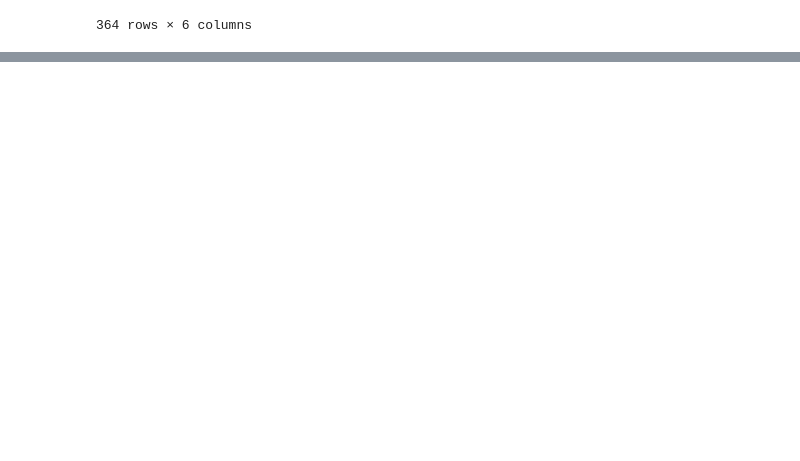
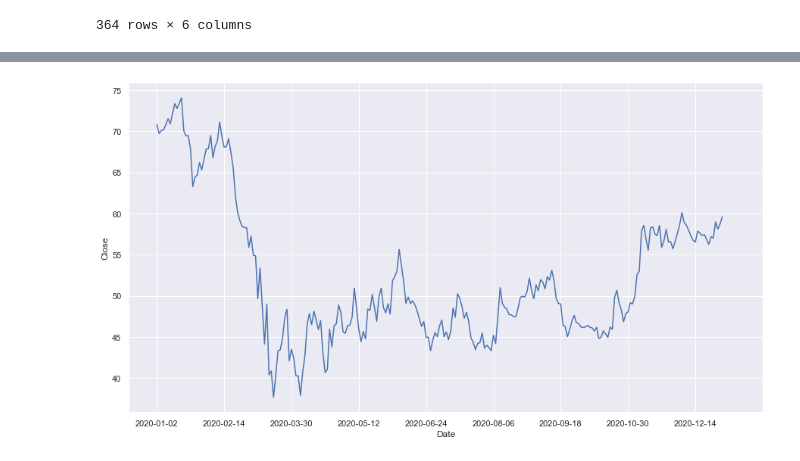
Before and after one commit to cpozuelos1/COGS_108_Final_Project, a Jupyter notebook: DataCheckpointGroup071-Wi22.ipynb, the cells around one changed output, grey strips where cells are left out. Saved outputs shown, nothing was run; the diff lists cells and outputs as text; code cells hidden in the pictures; blank space fills up the shorter version.

Commit message:
Data checkpoint 2 QQQ & LVS

```diff
--- a/DataCheckpointGroup071-Wi22.ipynb
+++ b/DataCheckpointGroup071-Wi22.ipynb
@@ -101,3 +118,6 @@ Close        0
 Adj Close    0
 Volume       0
 dtype: int64
+# %%
+LVS_df_2020 = LVS_df[LVS_df['Date'].str[:4] == '2020']
+LVS_df_2020
@@ -188,0 +225,3 @@ us_covid_df.loc[us_covid_df['Date_reported'].dt.year == 2020]
+# %%
+# set our plot size
+sns.set(rc= {'figure.figsize':(15,8)})
@@ -188,0 +233,5 @@ us_covid_df.loc[us_covid_df['Date_reported'].dt.year == 2020]
+# %%
+ax = sns.lineplot(x='Date', y='Close', data=LVS_df_2020)
+x_ticks = ax.set_xticks([i*30 for i in range(10)])
+# %% [output]
+[figure, added]
```
Also changed, not shown: parts of 13 cells of this notebook.
